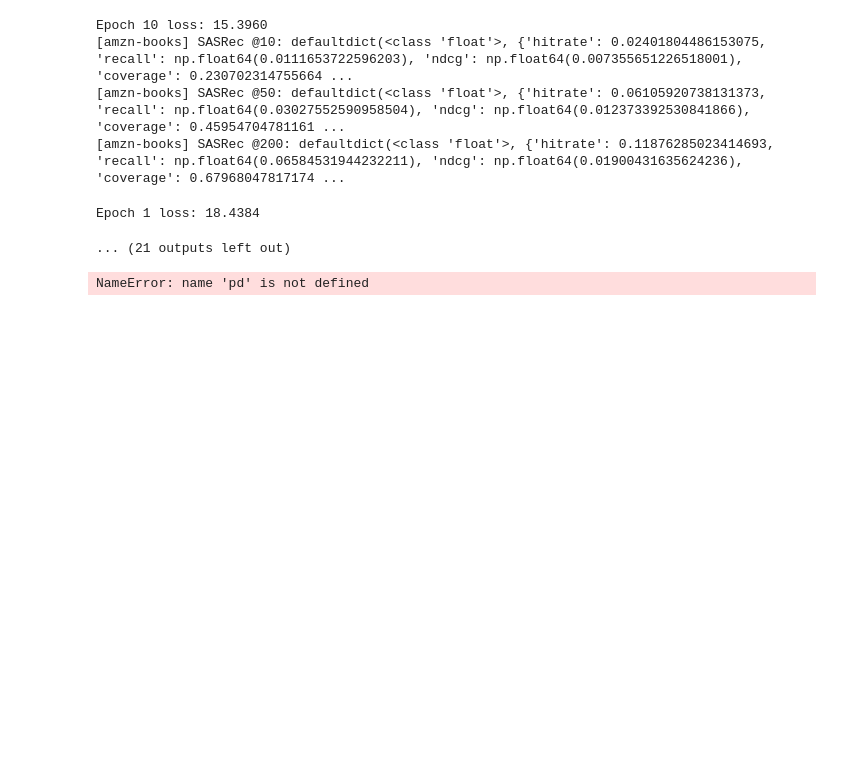
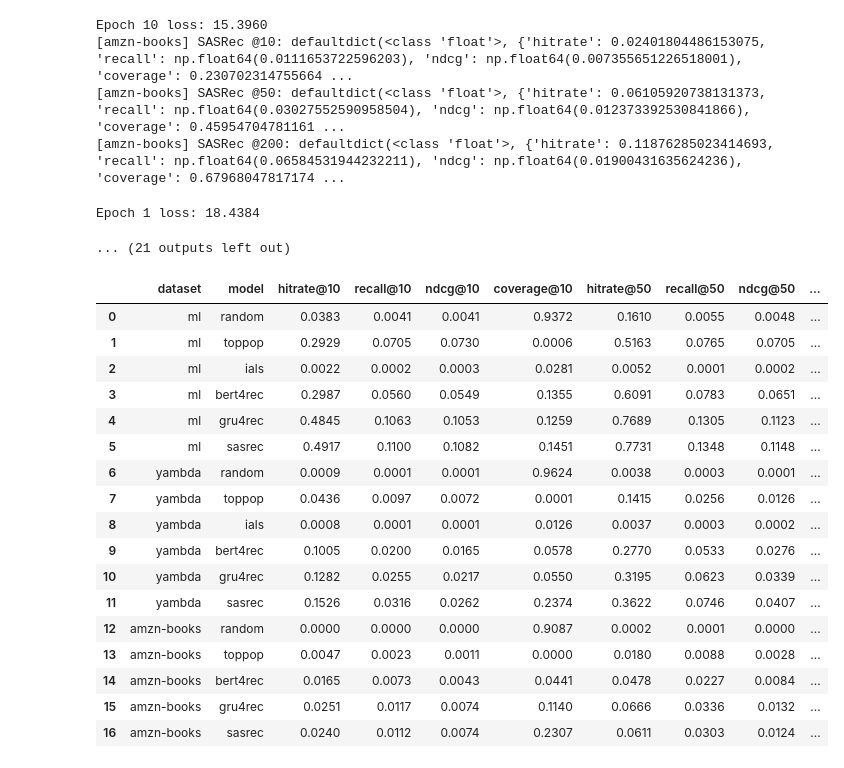
Before and after one commit to had-A42/Actions-Speak-Louder-than-Words-research, a Jupyter notebook: hstu.ipynb, the cells around one changed output. Drawn from its saved outputs; the diff is of its cells as text; code cells hidden in the pictures; blank space fills up the shorter version.

Commit message:
final retrieval baselines

```diff
--- a/hstu.ipynb
+++ b/hstu.ipynb
@@ -1079,31 +1079,48 @@ Epoch 10 loss: 15.3960
 Epoch 1 loss: 18.4384
 ... (21 outputs left out)
 # %%
-data = [ # При обучении сессии ломались, так что итоговая витрина собрана из логов (см. logs/baselines.logs)
+data = [
     # ML-20M
-    {'dataset': 'ml', 'model': 'random',  'hitrate@10': 0.0383, 'recall@10': 0.0041, 'ndcg@10': 0.0041, 'hitrate@50': 0.1610, 'recall@50': 0.0055, 'ndcg@50': 0.0048, 'hitrate@200': 0.3758, 'recall@200': 0.0119, 'ndcg@200': 0.0074},
-    {'dataset': 'ml', 'model': 'toppop',  'hitrate@10': 0.2929, 'recall@10': 0.0705, 'ndcg@10': 0.0730, 'hitrate@50': 0.5163, 'recall@50': 0.0765, 'ndcg@50': 0.0705, 'hitrate@200': 0.7402, 'recall@200': 0.1528, 'ndcg@200': 0.1026},
-    {'dataset': 'ml', 'model': 'ials',    'hitrate@10': 0.0022, 'recall@10': 0.0002, 'ndcg@10': 0.0003, 'hitrate@50': 0.0052, 'recall@50': 0.0001, 'ndcg@50': 0.0002, 'hitrate@200': 0.0125, 'recall@200': 0.0002, 'ndcg@200': 0.0002},
-    {'dataset': 'ml', 'model': 'bert4rec','hitrate@10': 0.2987, 'recall@10': 0.0560, 'ndcg@10': 0.0549, 'hitrate@50': 0.6091, 'recall@50': 0.0783, 'ndcg@50': 0.0651, 'hitrate@200': 0.8165, 'recall@200': 0.1780, 'ndcg@200': 0.1082},
-    {'dataset': 'ml', 'model': 'gru4rec', 'hitrate@10': 0.4845, 'recall@10': 0.1063, 'ndcg@10': 0.1053, 'hitrate@50': 0.7689, 'recall@50': 0.1305, 'ndcg@50': 0.1123, 'hitrate@200': 0.8927, 'recall@200': 0.2560, 'ndcg@200': 0.1626},
-    {'dataset': 'ml', 'model': 'sasrec',  'hitrate@10': 0.4917, 'recall@10': 0.1100, 'ndcg@10': 0.1082, 'hitrate@50': 0.7731, 'recall@50': 0.1348, 'ndcg@50': 0.1148, 'hitrate@200': 0.8975, 'recall@200': 0.2629, 'ndcg@200': 0.1667},
+    {'dataset': 'ml', 'model': 'random',   'hitrate@10': 0.0383, 'recall@10': 0.0041, 'ndcg@10': 0.0041, 'coverage@10': 0.9372, 'hitrate@50': 0.1610, 'recall@50': 0.0055, 'ndcg@50': 0.0048, 'coverage@50': 1.0000, 'hitrate@200': 0.3758, 'recall@200': 0.0119, 'ndcg@200': 0.0074, 'coverage@200': 1.0000},
+    {'dataset': 'ml', 'model': 'toppop',   'hitrate@10': 0.2929, 'recall@10': 0.0705, 'ndcg@10': 0.0730, 'coverage@10': 0.0006, 'hitrate@50': 0.5163, 'recall@50': 0.0765, 'ndcg@50': 0.0705, 'coverage@50': 0.0028, 'hitrate@200': 0.7402, 'recall@200': 0.1528, 'ndcg@200': 0.1026, 'coverage@200': 0.0111},
+    {'dataset': 'ml', 'model': 'ials',     'hitrate@10': 0.0022, 'recall@10': 0.0002, 'ndcg@10': 0.0003, 'coverage@10': 0.0281, 'hitrate@50': 0.0052, 'recall@50': 0.0001, 'ndcg@50': 0.0002, 'coverage@50': 0.0983, 'hitrate@200': 0.0125, 'recall@200': 0.0002, 'ndcg@200': 0.0002, 'coverage@200': 0.2935},
+    {'dataset': 'ml', 'model': 'bert4rec', 'hitrate@10': 0.2987, 'recall@10': 0.0560, 'ndcg@10': 0.0549, 'coverage@10': 0.1355, 'hitrate@50': 0.6091, 'recall@50': 0.0783, 'ndcg@50': 0.0651, 'coverage@50': 0.2467, 'hitrate@200': 0.8165, 'recall@200': 0.1780, 'ndcg@200': 0.1082, 'coverage@200': 0.4069},
+    {'dataset': 'ml', 'model': 'gru4rec',  'hitrate@10': 0.4845, 'recall@10': 0.1063, 'ndcg@10': 0.1053, 'coverage@10': 0.1259, 'hitrate@50': 0.7689, 'recall@50': 0.1305, 'ndcg@50': 0.1123, 'coverage@50': 0.2283, 'hitrate@200': 0.8927, 'recall@200': 0.2560, 'ndcg@200': 0.1626, 'coverage@200': 0.3765},
+    {'dataset': 'ml', 'model': 'sasrec',   'hitrate@10': 0.4917, 'recall@10': 0.1100, 'ndcg@10': 0.1082, 'coverage@10': 0.1451, 'hitrate@50': 0.7731, 'recall@50': 0.1348, 'ndcg@50': 0.1148, 'coverage@50': 0.2660, 'hitrate@200': 0.8975, 'recall@200': 0.2629, 'ndcg@200': 0.1667, 'coverage@200': 0.4362},
 
     # Yambda
-    {'dataset': 'yambda', 'model': 'random',  'hitrate@10': 0.0009, 'recall@10': 0.0001, 'ndcg@10': 0.0001, 'hitrate@50': 0.0038, 'recall@50': 0.0003, 'ndcg@50': 0.0001, 'hitrate@200': 0.0154, 'recall@200': 0.0013, 'ndcg@200': 0.0004},
-    {'dataset': 'yambda', 'model': 'toppop',  'hitrate@10': 0.0436, 'recall@10': 0.0097, 'ndcg@10': 0.0072, 'hitrate@50': 0.1415, 'recall@50': 0.0256, 'ndcg@50': 0.0126, 'hitrate@200': 0.2787, 'recall@200': 0.0586, 'ndcg@200': 0.0215},
-    {'dataset': 'yambda', 'model': 'ials',    'hitrate@10': 0.0008, 'recall@10': 0.0001, 'ndcg@10': 0.0001, 'hitrate@50': 0.0037, 'recall@50': 0.0003, 'ndcg@50': 0.0002, 'hitrate@200': 0.0150, 'recall@200': 0.0012, 'ndcg@200': 0.0004},
-    {'dataset': 'yambda', 'model': 'bert4rec','hitrate@10': 0.1005, 'recall@10': 0.0200, 'ndcg@10': 0.0165, 'hitrate@50': 0.2770, 'recall@50': 0.0533, 'ndcg@50': 0.0276, 'hitrate@200': 0.4928, 'recall@200': 0.1318, 'ndcg@200': 0.0494},
-    {'dataset': 'yambda', 'model': 'gru4rec', 'hitrate@10': 0.1282, 'recall@10': 0.0255, 'ndcg@10': 0.0217, 'hitrate@50': 0.3195, 'recall@50': 0.0623, 'ndcg@50': 0.0339, 'hitrate@200': 0.5287, 'recall@200': 0.1485, 'ndcg@200': 0.0581},
-    {'dataset': 'yambda', 'model': 'sasrec',  'hitrate@10': 0.1526, 'recall@10': 0.0316, 'ndcg@10': 0.0262, 'hitrate@50': 0.3622, 'recall@50': 0.0746, 'ndcg@50': 0.0407, 'hitrate@200': 0.5756, 'recall@200': 0.1746, 'ndcg@200': 0.0688},
+    {'dataset': 'yambda', 'model': 'random',   'hitrate@10': 0.0009, 'recall@10': 0.0001, 'ndcg@10': 0.0001, 'coverage@10': 0.9624, 'hitrate@50': 0.0038, 'recall@50': 0.0003, 'ndcg@50': 0.0001, 'coverage@50': 1.0000, 'hitrate@200': 0.0154, 'recall@200': 0.0013, 'ndcg@200': 0.0004, 'coverage@200': 1.0000},
+    {'dataset': 'yambda', 'model': 'toppop',   'hitrate@10': 0.0436, 'recall@10': 0.0097, 'ndcg@10': 0.0072, 'coverage@10': 0.0001, 'hitrate@50': 0.1415, 'recall@50': 0.0256, 'ndcg@50': 0.0126, 'coverage@50': 0.0003, 'hitrate@200': 0.2787, 'recall@200': 0.0586, 'ndcg@200': 0.0215, 'coverage@200': 0.0012},
+    {'dataset': 'yambda', 'model': 'ials',     'hitrate@10': 0.0008, 'recall@10': 0.0001, 'ndcg@10': 0.0001, 'coverage@10': 0.0126, 'hitrate@50': 0.0037, 'recall@50': 0.0003, 'ndcg@50': 0.0002, 'coverage@50': 0.0341, 'hitrate@200': 0.0150, 'recall@200': 0.0012, 'ndcg@200': 0.0004, 'coverage@200': 0.0810},
+    {'dataset': 'yambda', 'model': 'bert4rec', 'hitrate@10': 0.1005, 'recall@10': 0.0200, 'ndcg@10': 0.0165, 'coverage@10': 0.0578, 'hitrate@50': 0.2770, 'recall@50': 0.0533, 'ndcg@50': 0.0276, 'coverage@50': 0.1337, 'hitrate@200': 0.4928, 'recall@200': 0.1318, 'ndcg@200': 0.0494, 'coverage@200': 0.2614},
+    {'dataset': 'yambda', 'model': 'gru4rec',  'hitrate@10': 0.1282, 'recall@10': 0.0255, 'ndcg@10': 0.0217, 'coverage@10': 0.0550, 'hitrate@50': 0.3195, 'recall@50': 0.0623, 'ndcg@50': 0.0339, 'coverage@50': 0.1195, 'hitrate@200': 0.5287, 'recall@200': 0.1485, 'ndcg@200': 0.0581, 'coverage@200': 0.2264},
+    {'dataset': 'yambda', 'model': 'sasrec',   'hitrate@10': 0.1526, 'recall@10': 0.0316, 'ndcg@10': 0.0262, 'coverage@10': 0.2374, 'hitrate@50': 0.3622, 'recall@50': 0.0746, 'ndcg@50': 0.0407, 'coverage@50': 0.4501, 'hitrate@200': 0.5756, 'recall@200': 0.1746, 'ndcg@200': 0.0688, 'coverage@200': 0.6994},
 
     # Amazon Books
-    {'dataset': 'amzn-books', 'model': 'random',  'hitrate@10': 0.0000, 'recall@10': 0.0000, 'ndcg@10': 0.0000, 'hitrate@50': 0.0002, 'recall@50': 0.0001, 'ndcg@50': 0.0000, 'hitrate@200': 0.0004, 'recall@200': 0.0002, 'ndcg@200': 0.0000},
-    {'dataset': 'amzn-books', 'model': 'toppop',  'hitrate@10': 0.0047, 'recall@10': 0.0023, 'ndcg@10': 0.0011, 'hitrate@50': 0.0180, 'recall@50': 0.0088, 'ndcg@50': 0.0028, 'hitrate@200': 0.0374, 'recall@200': 0.0184, 'ndcg@200': 0.0045},
-    {'dataset': 'amzn-books', 'model': 'bert4rec', 'hitrate@10': 0.0165, 'recall@10': 0.0073, 'ndcg@10': 0.0043, 'hitrate@50': 0.0478, 'recall@50': 0.0227, 'ndcg@50': 0.0084, 'hitrate@200': 0.1006, 'recall@200': 0.0537, 'ndcg@200': 0.0142},
-    {'dataset': 'amzn-books', 'model': 'gru4rec', 'hitrate@10': 0.0251, 'recall@10': 0.0117, 'ndcg@10': 0.0074, 'hitrate@50': 0.0666, 'recall@50': 0.0336, 'ndcg@50': 0.0132, 'hitrate@200': 0.1301, 'recall@200': 0.0731, 'ndcg@200': 0.0205},
-    {'dataset': 'amzn-books', 'model': 'sasrec',  'hitrate@10': 0.0240, 'recall@10': 0.0112, 'ndcg@10': 0.0074, 'hitrate@50': 0.0611, 'recall@50': 0.0303, 'ndcg@50': 0.0124, 'hitrate@200': 0.1188, 'recall@200': 0.0658, 'ndcg@200': 0.0190},
+    {'dataset': 'amzn-books', 'model': 'random',   'hitrate@10': 0.0000, 'recall@10': 0.0000, 'ndcg@10': 0.0000, 'coverage@10': 0.9087, 'hitrate@50': 0.0002, 'recall@50': 0.0001, 'ndcg@50': 0.0000, 'coverage@50': 1.0000, 'hitrate@200': 0.0004, 'recall@200': 0.0002, 'ndcg@200': 0.0000, 'coverage@200': 1.0000},
+    {'dataset': 'amzn-books', 'model': 'toppop',   'hitrate@10': 0.0047, 'recall@10': 0.0023, 'ndcg@10': 0.0011, 'coverage@10': 0.0000, 'hitrate@50': 0.0180, 'recall@50': 0.0088, 'ndcg@50': 0.0028, 'coverage@50': 0.0001, 'hitrate@200': 0.0374, 'recall@200': 0.0184, 'ndcg@200': 0.0045, 'coverage@200': 0.0002},
+    {'dataset': 'amzn-books', 'model': 'bert4rec', 'hitrate@10': 0.0165, 'recall@10': 0.0073, 'ndcg@10': 0.0043, 'coverage@10': 0.0441, 'hitrate@50': 0.0478, 'recall@50': 0.0227, 'ndcg@50': 0.0084, 'coverage@50': 0.1017, 'hitrate@200': 0.1006, 'recall@200': 0.0537, 'ndcg@200': 0.0142, 'coverage@200': 0.1908},
+    {'dataset': 'amzn-books', 'model': 'gru4rec',  'hitrate@10': 0.0251, 'recall@10': 0.0117, 'ndcg@10': 0.0074, 'coverage@10': 0.1140, 'hitrate@50': 0.0666, 'recall@50': 0.0336, 'ndcg@50': 0.0132, 'coverage@50': 0.2519, 'hitrate@200': 0.1301, 'recall@200': 0.0731, 'ndcg@200': 0.0205, 'coverage@200': 0.4391},
+    {'dataset': 'amzn-books', 'model': 'sasrec',   'hitrate@10': 0.0240, 'recall@10': 0.0112, 'ndcg@10': 0.0074, 'coverage@10': 0.2307, 'hitrate@50': 0.0611, 'recall@50': 0.0303, 'ndcg@50': 0.0124, 'coverage@50': 0.4595, 'hitrate@200': 0.1188, 'recall@200': 0.0658, 'ndcg@200': 0.0190, 'coverage@200': 0.6797},
 ]
 
 pd.DataFrame(data)
 # %% [output]
-NameError: name 'pd' is not defined
+|  | dataset | model | hitrate@10 | recall@10 | ndcg@10 | coverage@10 | hitrate@50 | recall@50 | ndcg@50 | ... |
+| 0 | ml | random | 0.0383 | 0.0041 | 0.0041 | 0.9372 | 0.1610 | 0.0055 | 0.0048 | ... |
+| 1 | ml | toppop | 0.2929 | 0.0705 | 0.0730 | 0.0006 | 0.5163 | 0.0765 | 0.0705 | ... |
+| 2 | ml | ials | 0.0022 | 0.0002 | 0.0003 | 0.0281 | 0.0052 | 0.0001 | 0.0002 | ... |
+| 3 | ml | bert4rec | 0.2987 | 0.0560 | 0.0549 | 0.1355 | 0.6091 | 0.0783 | 0.0651 | ... |
+| 4 | ml | gru4rec | 0.4845 | 0.1063 | 0.1053 | 0.1259 | 0.7689 | 0.1305 | 0.1123 | ... |
+| 5 | ml | sasrec | 0.4917 | 0.1100 | 0.1082 | 0.1451 | 0.7731 | 0.1348 | 0.1148 | ... |
+| 6 | yambda | random | 0.0009 | 0.0001 | 0.0001 | 0.9624 | 0.0038 | 0.0003 | 0.0001 | ... |
+| 7 | yambda | toppop | 0.0436 | 0.0097 | 0.0072 | 0.0001 | 0.1415 | 0.0256 | 0.0126 | ... |
+| 8 | yambda | ials | 0.0008 | 0.0001 | 0.0001 | 0.0126 | 0.0037 | 0.0003 | 0.0002 | ... |
+| 9 | yambda | bert4rec | 0.1005 | 0.0200 | 0.0165 | 0.0578 | 0.2770 | 0.0533 | 0.0276 | ... |
+| 10 | yambda | gru4rec | 0.1282 | 0.0255 | 0.0217 | 0.0550 | 0.3195 | 0.0623 | 0.0339 | ... |
+| 11 | yambda | sasrec | 0.1526 | 0.0316 | 0.0262 | 0.2374 | 0.3622 | 0.0746 | 0.0407 | ... |
+| 12 | amzn-books | random | 0.0000 | 0.0000 | 0.0000 | 0.9087 | 0.0002 | 0.0001 | 0.0000 | ... |
+| 13 | amzn-books | toppop | 0.0047 | 0.0023 | 0.0011 | 0.0000 | 0.0180 | 0.0088 | 0.0028 | ... |
+| 14 | amzn-books | bert4rec | 0.0165 | 0.0073 | 0.0043 | 0.0441 | 0.0478 | 0.0227 | 0.0084 | ... |
+| 15 | amzn-books | gru4rec | 0.0251 | 0.0117 | 0.0074 | 0.1140 | 0.0666 | 0.0336 | 0.0132 | ... |
+| 16 | amzn-books | sasrec | 0.0240 | 0.0112 | 0.0074 | 0.2307 | 0.0611 | 0.0303 | 0.0124 | ... |
```
